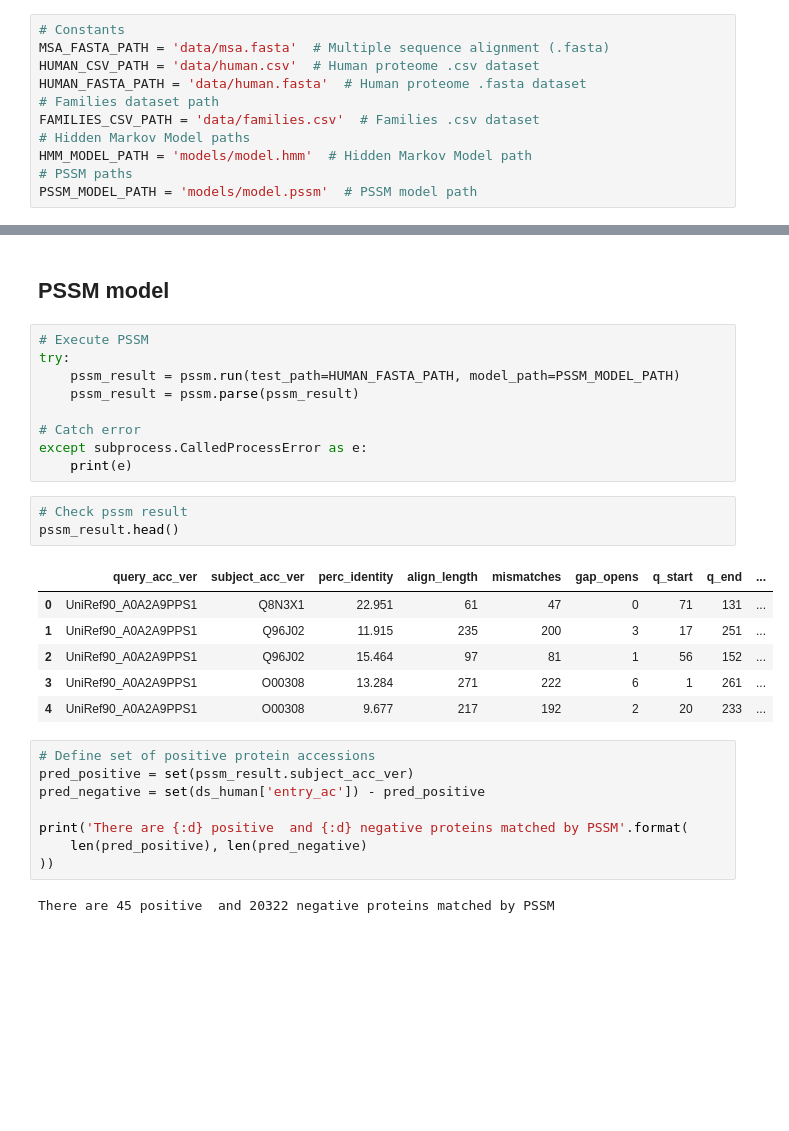
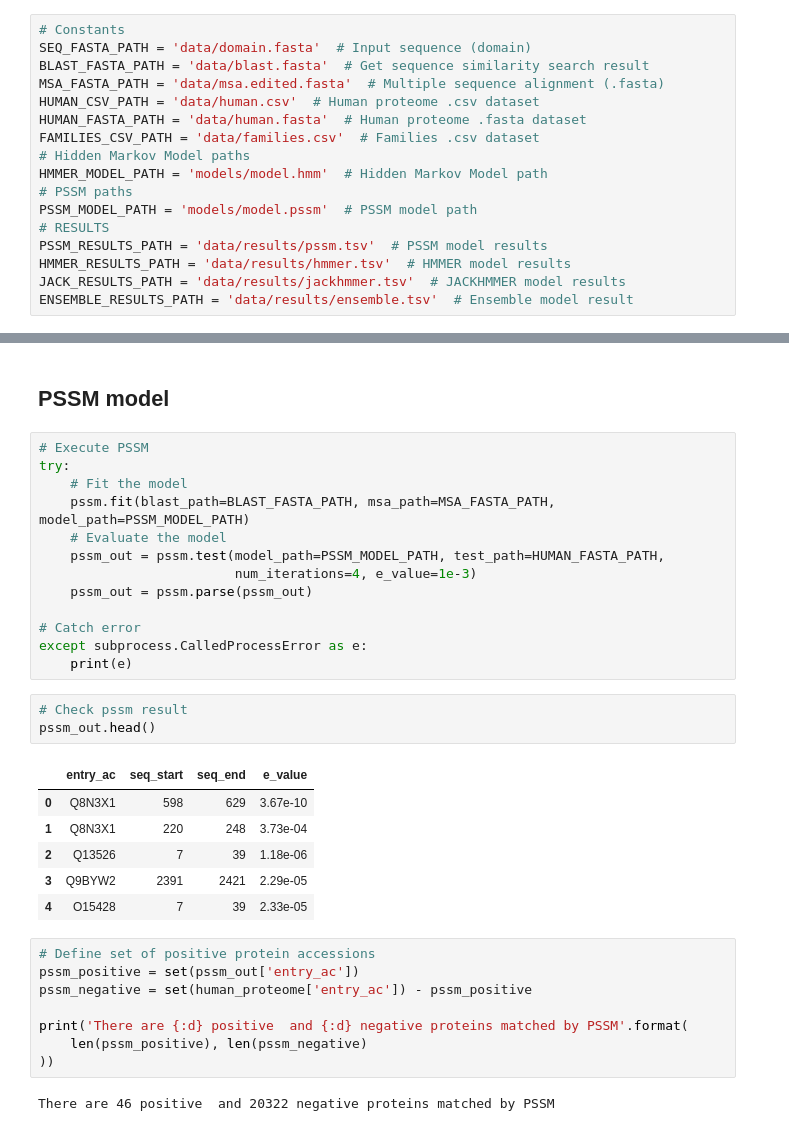
Before and after one commit to damiclem/proteincake, a Jupyter notebook: models.ipynb, the cells around one changed output, grey strips where cells are left out. Cells and saved outputs as stored; diff of their text form; blank space fills up the shorter version.

```diff
--- a/models.ipynb
+++ b/models.ipynb
@@ -16,14 +18,20 @@ import matplotlib.pyplot as plt
 %matplotlib inline
 # %%
 # Constants
-MSA_FASTA_PATH = 'data/msa.fasta'  # Multiple sequence alignment (.fasta)
+SEQ_FASTA_PATH = 'data/domain.fasta'  # Input sequence (domain)
+BLAST_FASTA_PATH = 'data/blast.fasta'  # Get sequence similarity search result
+MSA_FASTA_PATH = 'data/msa.edited.fasta'  # Multiple sequence alignment (.fasta)
 HUMAN_CSV_PATH = 'data/human.csv'  # Human proteome .csv dataset
 HUMAN_FASTA_PATH = 'data/human.fasta'  # Human proteome .fasta dataset
-# Families dataset path
 FAMILIES_CSV_PATH = 'data/families.csv'  # Families .csv dataset
 # Hidden Markov Model paths
-HMM_MODEL_PATH = 'models/model.hmm'  # Hidden Markov Model path
+HMMER_MODEL_PATH = 'models/model.hmm'  # Hidden Markov Model path
 # PSSM paths
 PSSM_MODEL_PATH = 'models/model.pssm'  # PSSM model path
+# RESULTS
+PSSM_RESULTS_PATH = 'data/results/pssm.tsv'  # PSSM model results
+HMMER_RESULTS_PATH = 'data/results/hmmer.tsv'  # HMMER model results
+JACK_RESULTS_PATH = 'data/results/jackhmmer.tsv'  # JACKHMMER model results
+ENSEMBLE_RESULTS_PATH = 'data/results/ensemble.tsv'  # Ensemble model result
 # %%
 # Load protein families dataset
@@ -42,29 +73,33 @@ ds_human.head()
 # %%
 # Execute PSSM
 try:
-    pssm_result = pssm.run(test_path=HUMAN_FASTA_PATH, model_path=PSSM_MODEL_PATH)
-    pssm_result = pssm.parse(pssm_result)
+    # Fit the model
+    pssm.fit(blast_path=BLAST_FASTA_PATH, msa_path=MSA_FASTA_PATH, model_path=PSSM_MODEL_PATH)
+    # Evaluate the model
+    pssm_out = pssm.test(model_path=PSSM_MODEL_PATH, test_path=HUMAN_FASTA_PATH,
+                         num_iterations=4, e_value=1e-3)
+    pssm_out = pssm.parse(pssm_out)
 
 # Catch error
 except subprocess.CalledProcessError as e:
     print(e)
 # %%
 # Check pssm result
-pssm_result.head()
+pssm_out.head()
 # %% [output]
-|  | query_acc_ver | subject_acc_ver | perc_identity | align_length | mismatches | gap_opens | q_start | q_end | ... |
-| 0 | UniRef90_A0A2A9PPS1 | Q8N3X1 | 22.951 | 61 | 47 | 0 | 71 | 131 | ... |
-| 1 | UniRef90_A0A2A9PPS1 | Q96J02 | 11.915 | 235 | 200 | 3 | 17 | 251 | ... |
-| 2 | UniRef90_A0A2A9PPS1 | Q96J02 | 15.464 | 97 | 81 | 1 | 56 | 152 | ... |
-| 3 | UniRef90_A0A2A9PPS1 | O00308 | 13.284 | 271 | 222 | 6 | 1 | 261 | ... |
-| 4 | UniRef90_A0A2A9PPS1 | O00308 | 9.677 | 217 | 192 | 2 | 20 | 233 | ... |
+|  | entry_ac | seq_start | seq_end | e_value |
+| 0 | Q8N3X1 | 598 | 629 | 3.67e-10 |
+| 1 | Q8N3X1 | 220 | 248 | 3.73e-04 |
+| 2 | Q13526 | 7 | 39 | 1.18e-06 |
+| 3 | Q9BYW2 | 2391 | 2421 | 2.29e-05 |
+| 4 | O15428 | 7 | 39 | 2.33e-05 |
 # %%
 # Define set of positive protein accessions
-pred_positive = set(pssm_result.subject_acc_ver)
-pred_negative = set(ds_human['entry_ac']) - pred_positive
+pssm_positive = set(pssm_out['entry_ac'])
+pssm_negative = set(human_proteome['entry_ac']) - pssm_positive
 
 print('There are {:d} positive  and {:d} negative proteins matched by PSSM'.format(
-    len(pred_positive), len(pred_negative)
+    len(pssm_positive), len(pssm_negative)
 ))
 # %% [output]
-There are 45 positive  and 20322 negative proteins matched by PSSM
+There are 46 positive  and 20322 negative proteins matched by PSSM
```
Also changed, not shown: parts of 30 cells of this notebook, 29 other files.
